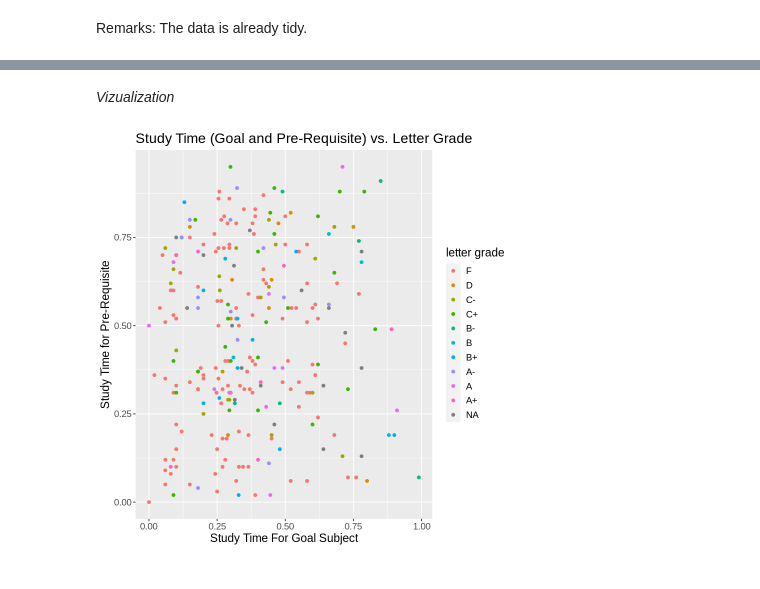
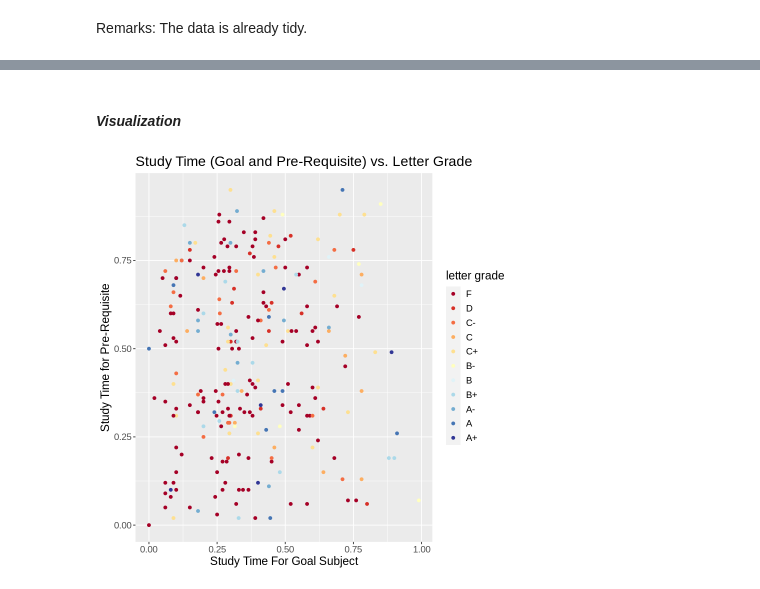
Before and after one commit to R0yBoy/DSCI100_Project, a Jupyter notebook: Project Proposal.ipynb, the cells around one changed output, grey strips where cells are left out. Saved outputs shown, nothing was run; the diff lists cells and outputs as text; code cells hidden in the pictures.

Commit message:
Simplified wrangling code, removed extra variables
Please read notes for what we need to add, some aesthetic changes were made as well

```diff
--- a/Project Proposal.ipynb
+++ b/Project Proposal.ipynb
@@ -33,9 +36,11 @@ url <- "https://archive.ics.uci.edu/ml/machine-learning-databases/00257/Data_Use
 path <- "user_knowledge.xls"
 download.file(url, destfile = path)
 
-user_knowledge <- read_excel(path, range = "Training_Data!A1:F259")
-user_knowledge <- mutate(user_knowledge, UNS = as_factor(UNS))
-head(user_knowledge, 6)
+user_knowledge_training <- read_excel(path, range = "Training_Data!A1:F259") # training data
+user_knowledge_test <- read_excel(path, range = "Test_Data!A1:F146") # testing data
+
+head(user_knowledge_training, 6)
+head(user_knowledge_test, 6)
 # %% [output]
 A tibble: 6 × 6
 | STG | SCG | STR | LPR | PEG | UNS |
@@ -141,10 +177,14 @@ A tibble: 258 × 6
 # %% [markdown]
-*Vizualization*
+#### *Visualization*
 # %%
-user_knowledge_plot_goal <- ggplot(user_knowledge_classification_mutation, aes(x = STG, y = STR)) +
-geom_point(aes(colour = PEG)) +
-labs(x = "Study Time For Goal Subject", y = "Study Time for Pre-Requisite", colour = "letter grade", title = "Study Time (Goal and Pre-Requisite) vs. Letter Grade") +
-theme(text = element_text(size = 14))
+user_knowledge_plot_goal <- ggplot(user_knowledge_training, aes(x = STG, y = STR)) +
+    geom_point(aes(color = LG)) +
+    labs(x = "Study Time For Goal Subject", y = "Study Time for Pre-Requisite", colour = "letter grade", title = "Study Time (Goal and Pre-Requisite) vs. Letter Grade") +
+    theme(text = element_text(size = 14))
+
+user_knowledge_plot_goal <- user_knowledge_plot_goal +
+    scale_color_brewer(palette = "RdYlBu")
+
 user_knowledge_plot_goal
 # %% [output]
-[figure, old version]
+[figure, new version]
```
Also changed, not shown: parts of 12 cells of this notebook, 1 other file.
